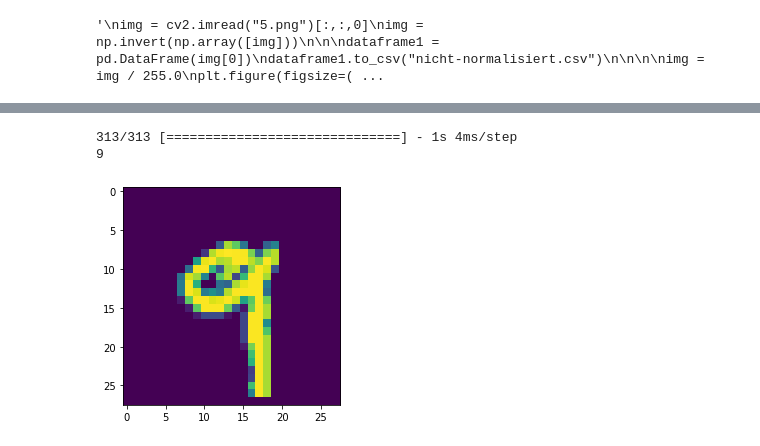
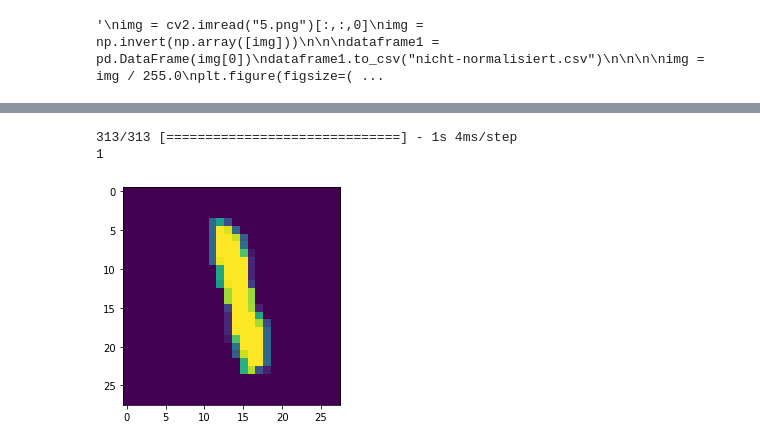
Before and after one commit to MarioS040/bigdata, a Jupyter notebook: main.ipynb, the cells around one changed output, grey strips where cells are left out. Drawn from its saved outputs; the diff is of its cells as text; code cells hidden in the pictures.

```diff
--- a/main.ipynb
+++ b/main.ipynb
@@ -168,10 +134,10 @@ def predicthandwritten(path):
 # %%
 #Bild 322 des x_test predicten
 predictions = model.predict(x_test)
-print(np.argmax(predictions[322]))
-plt.imshow(x_test[322])
+print(np.argmax(predictions[350]))
+plt.imshow(x_test[350])
 plt.show()
 # %% [output]
 313/313 [==============================] - 1s 4ms/step
-9
+1
-[figure, old version]
+[figure, new version]
```
Also changed, not shown: parts of 10 cells of this notebook, 13 other files.
